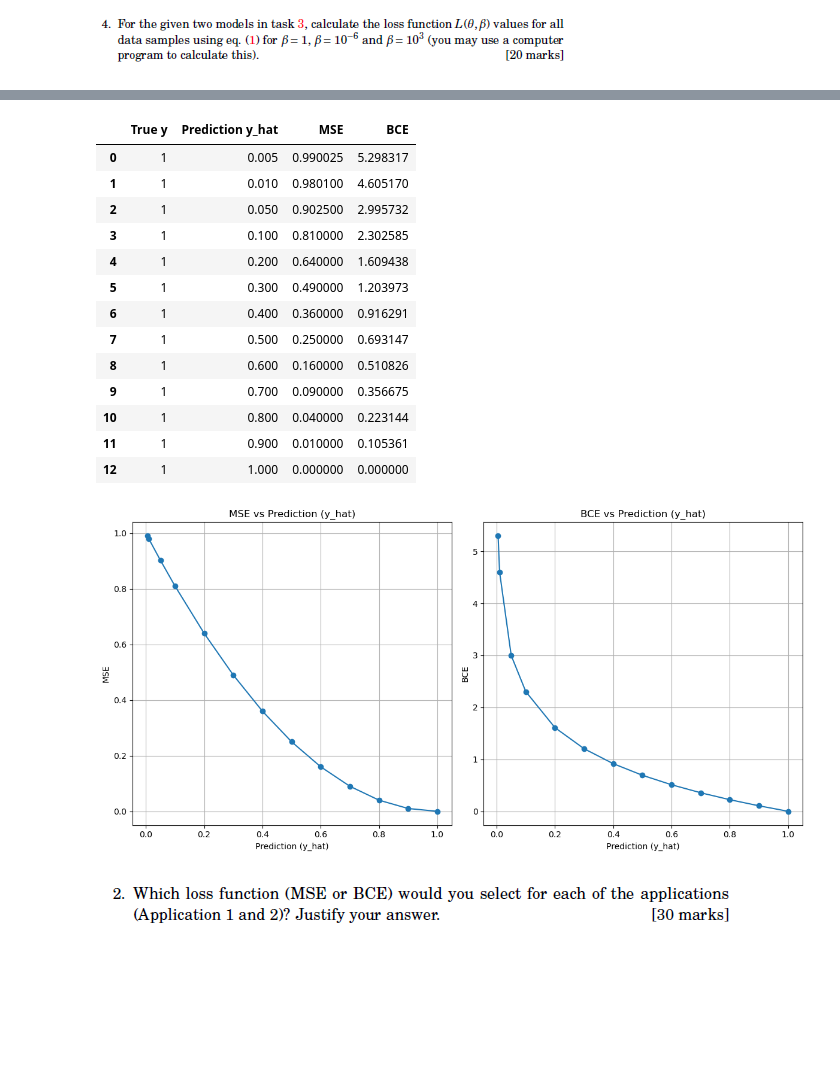
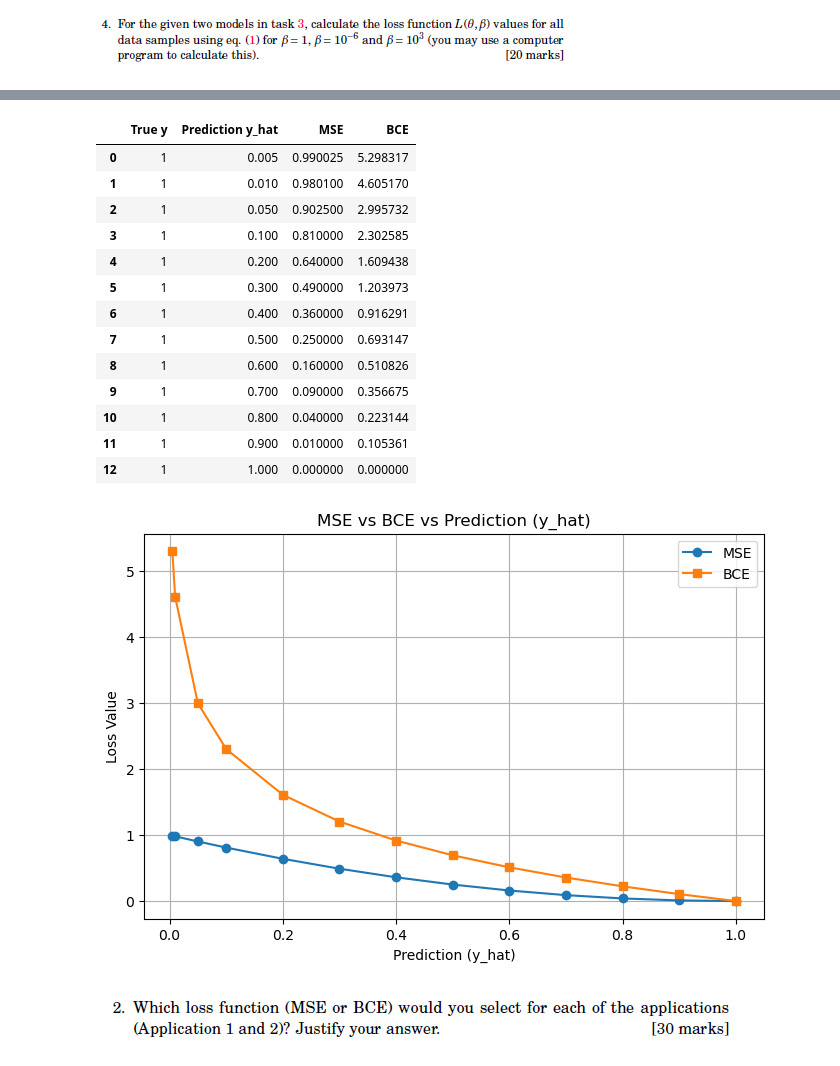
Before and after one commit to imansha321/Pattern-Recognition, a Jupyter notebook: EN3150 Assignment 01 ( Learning from data and related challenges and linear models for regression ).ipynb, the cells around one changed output, grey strips where cells are left out. Drawn from its saved outputs; the diff is of its cells as text; code cells hidden in the pictures; blank space fills up the shorter version.

```diff
--- a/EN3150 Assignment 01 ( Learning from data and related challenges and linear models for regression ).ipynb
+++ b/EN3150 Assignment 01 ( Learning from data and related challenges and linear models for regression ).ipynb
@@ -150,48 +167,41 @@ data = {
     'Prediction y_hat': y_hat,
     'MSE': MSE_values,
     'BCE': BCE_values
 }
 
 df = pd.DataFrame(data)
 
-
 from IPython.display import display
 display(df)
 
-plt.figure(figsize=(12, 6))
+plt.figure(figsize=(8, 5))
 
-plt.subplot(1, 2, 1)
-plt.plot(y_hat, MSE_values, marker='o')
-plt.title('MSE vs Prediction (y_hat)')
+plt.plot(y_hat, MSE_values, marker='o', label="MSE")
+plt.plot(y_hat, BCE_values, marker='s', label="BCE")
+
+plt.title('MSE vs BCE vs Prediction (y_hat)')
 plt.xlabel('Prediction (y_hat)')
-plt.ylabel('MSE')
+plt.ylabel('Loss Value')
+plt.legend()
 plt.grid(True)
 
-plt.subplot(1, 2, 2)
-plt.plot(y_hat, BCE_values, marker='o')
-plt.title('BCE vs Prediction (y_hat)')
-plt.xlabel('Prediction (y_hat)')
-plt.ylabel('BCE')
-plt.grid(True)
-
-plt.tight_layout()
 plt.show()
 # %% [output]
 |  | True y | Prediction y_hat | MSE | BCE |
 | 0 | 1 | 0.005 | 0.990025 | 5.298317 |
 | 1 | 1 | 0.010 | 0.980100 | 4.605170 |
 | 2 | 1 | 0.050 | 0.902500 | 2.995732 |
 | 3 | 1 | 0.100 | 0.810000 | 2.302585 |
 | 4 | 1 | 0.200 | 0.640000 | 1.609438 |
 | 5 | 1 | 0.300 | 0.490000 | 1.203973 |
 | 6 | 1 | 0.400 | 0.360000 | 0.916291 |
 | 7 | 1 | 0.500 | 0.250000 | 0.693147 |
 | 8 | 1 | 0.600 | 0.160000 | 0.510826 |
 | 9 | 1 | 0.700 | 0.090000 | 0.356675 |
 | 10 | 1 | 0.800 | 0.040000 | 0.223144 |
 | 11 | 1 | 0.900 | 0.010000 | 0.105361 |
 | 12 | 1 | 1.000 | 0.000000 | 0.000000 |
-[figure, old version]
+[figure, new version]
 # %% [markdown]
 ![image.png](attachment:image.png)
 # %% [markdown]
```
Also changed, not shown: parts of 9 cells of this notebook.
